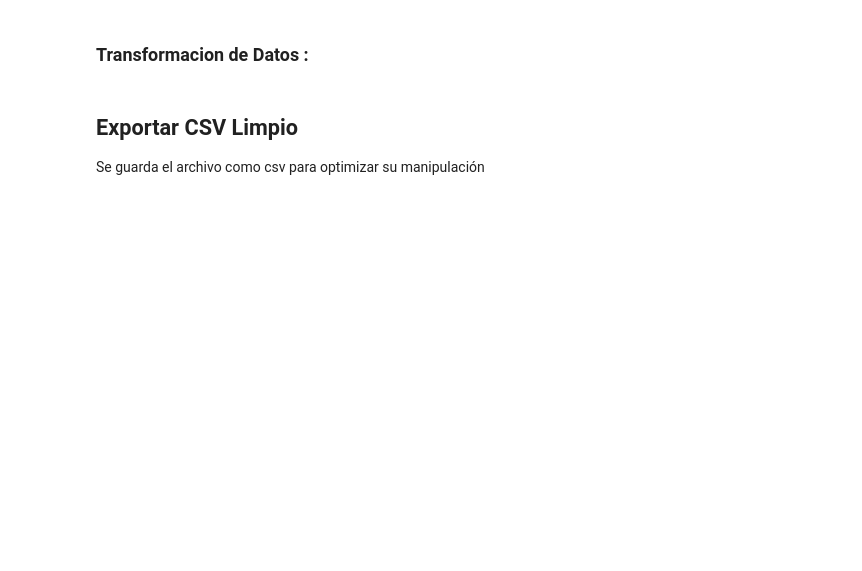
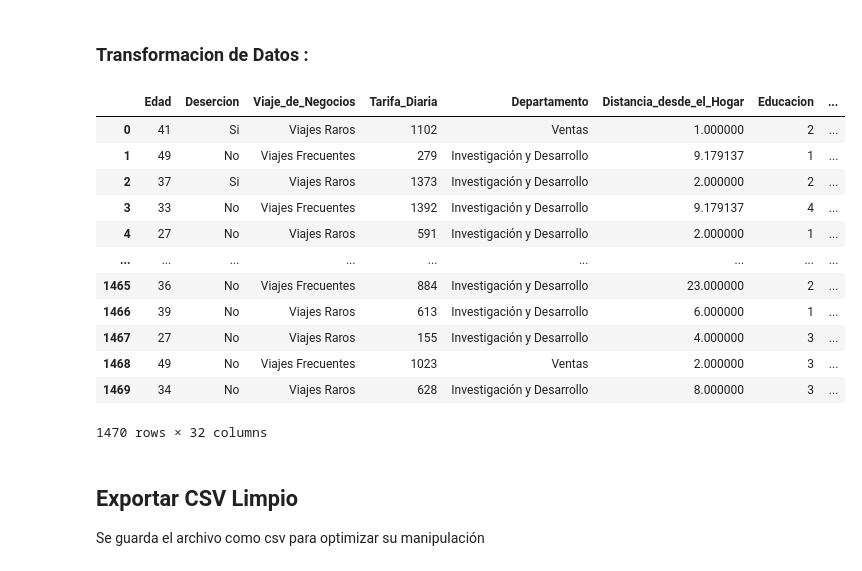
Before and after one commit to HidalgoLuisFer/Retencion, a Jupyter notebook: IBM_ETL.ipynb, the cells around one changed output. Saved outputs shown, nothing was run; the diff lists cells and outputs as text; code cells hidden in the pictures; blank space fills up the shorter version.

```diff
--- a/IBM_ETL.ipynb
+++ b/IBM_ETL.ipynb
@@ -419,8 +419,8 @@ datos['Estado_Civil'] = datos['Estado_Civil'].replace(traduccion_campo_estado_ci
 # Se reemplaza por la traduccion los valores   columna  Desercion. 1 como Si  y  0 como No
 
 traduccion_desercion = {
-    1: 'Si',
-    0: 'No'
+    'Yes': 'Si',
+
 }
 
 datos['Desercion'] = datos['Desercion'].replace(traduccion_desercion)
@@ -433,6 +433,22 @@ traduccion_horas_extra = {
 }
 
 datos['Horas_Extra'] = datos['Horas_Extra'].replace(traduccion_horas_extra)
+# %%
+datos
+# %% [output]
+|  | Edad | Desercion | Viaje_de_Negocios | Tarifa_Diaria | Departamento | Distancia_desde_el_Hogar | Educacion | ... |
+| 0 | 41 | Si | Viajes Raros | 1102 | Ventas | 1.000000 | 2 | ... |
+| 1 | 49 | No | Viajes Frecuentes | 279 | Investigación y Desarrollo | 9.179137 | 1 | ... |
+| 2 | 37 | Si | Viajes Raros | 1373 | Investigación y Desarrollo | 2.000000 | 2 | ... |
+| 3 | 33 | No | Viajes Frecuentes | 1392 | Investigación y Desarrollo | 9.179137 | 4 | ... |
+| 4 | 27 | No | Viajes Raros | 591 | Investigación y Desarrollo | 2.000000 | 1 | ... |
+| ... | ... | ... | ... | ... | ... | ... | ... | ... |
+| 1465 | 36 | No | Viajes Frecuentes | 884 | Investigación y Desarrollo | 23.000000 | 2 | ... |
+| 1466 | 39 | No | Viajes Raros | 613 | Investigación y Desarrollo | 6.000000 | 1 | ... |
+| 1467 | 27 | No | Viajes Raros | 155 | Investigación y Desarrollo | 4.000000 | 3 | ... |
+| 1468 | 49 | No | Viajes Frecuentes | 1023 | Ventas | 2.000000 | 3 | ... |
+| 1469 | 34 | No | Viajes Raros | 628 | Investigación y Desarrollo | 8.000000 | 3 | ... |
+1470 rows × 32 columns
 # %% [markdown]
 ## Exportar CSV Limpio
 Se guarda el archivo como csv para optimizar su manipulación
```
Also changed, not shown: parts of 26 cells of this notebook, 1 other file.
